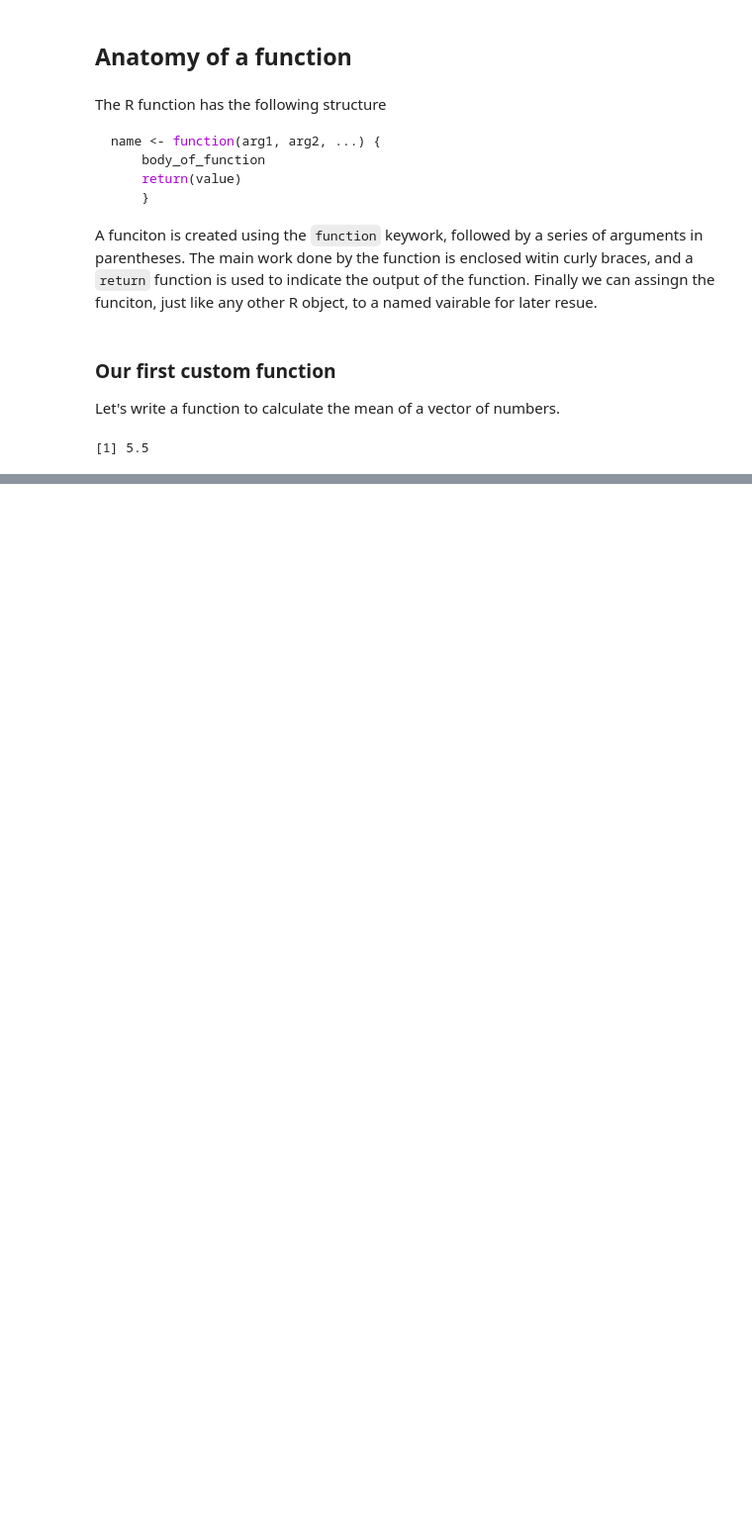
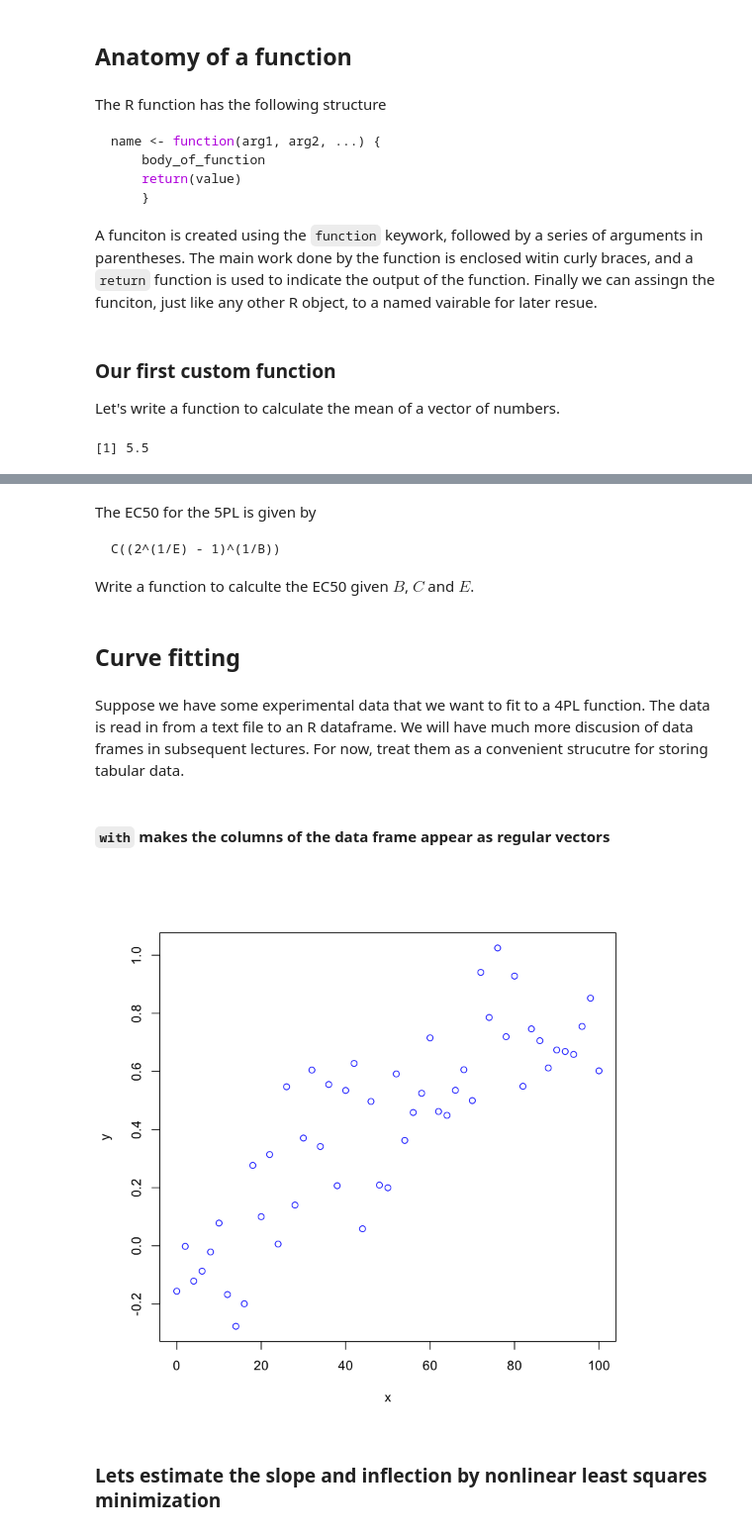
Before and after one commit to duke-biostats/ngs-2015, a Jupyter notebook: Writing custom functions in R.ipynb, the cells around one changed output, grey strips where cells are left out. Shown at 99% size. Cells and saved outputs as stored; diff of their text form; code cells hidden in the pictures; blank space fills up the shorter version.

````diff
--- a/Writing custom functions in R.ipynb
+++ b/Writing custom functions in R.ipynb
@@ -31,0 +114,24 @@ you could try ‘??my.mean’
+# %% [markdown]
+The EC50 for the 5PL is given by
+```
+C((2^(1/E) - 1)^(1/B))
+```
+
+Write a function to calculte the EC50 given $B$, $C$ and $E$.
+# %% [markdown]
+Curve fitting
+----
+# %% [markdown]
+Suppose we have some experimental data that we want to fit to a 4PL function. The data is read in from a text file to an R dataframe. We will have much more discusion of data frames in subsequent lectures. For now, treat them as a convenient strucutre for storing tabular data.
+# %%
+df <- read.table("4PL_data.txt")
+# %% [markdown]
+#### `with` makes the columns of the data frame appear as regular vectors
+# %%
+with(df,
+    plot(x, y, type="p", col="blue")
+     )
+# %% [output]
+[figure, added]
+# %% [markdown]
+### Lets estimate the slope and inflection by nonlinear least squares minimization
````
Also changed, not shown: parts of 25 cells of this notebook, 1 other file.
